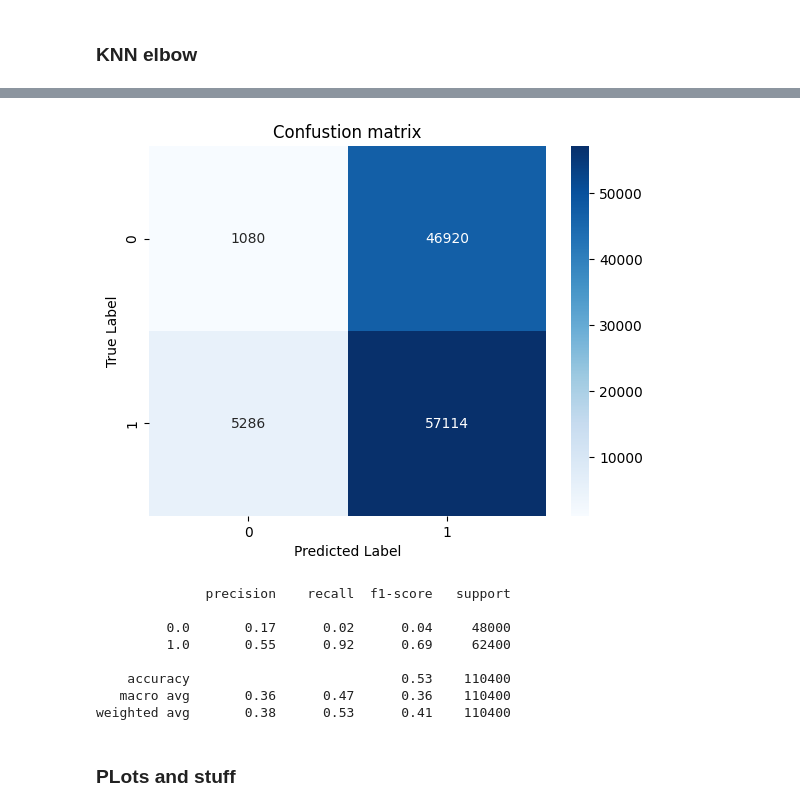
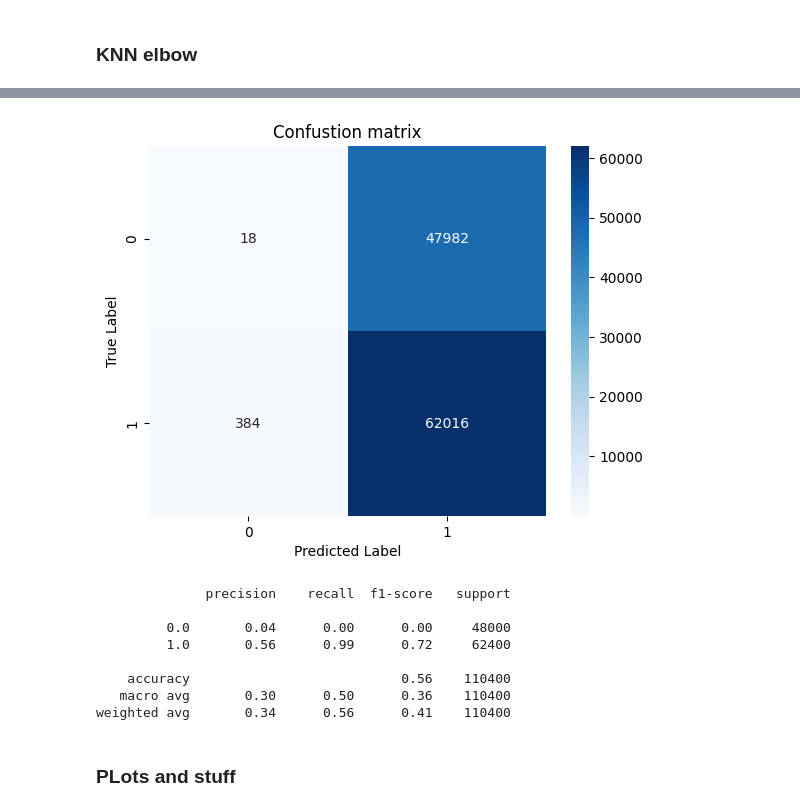
Before and after one commit to flod1n/R7022E-AI-in-processindustry-and-automation, a Jupyter notebook: Lab2_unsupervised/task2.ipynb, the cells around one changed output, grey strips where cells are left out. Saved outputs shown, nothing was run; the diff lists cells and outputs as text; code cells hidden in the pictures.

```diff
--- a/Lab2_unsupervised/task2.ipynb
+++ b/Lab2_unsupervised/task2.ipynb
@@ -210,4 +224,9 @@ for eps in eps_values:
 # %%
-results_df = pd.DataFrame(results)
-results_df.iloc[:,:9]
+results_df = pd.read_json('dbscan_results.json')
+top5 = results_df.sort_values(
+    by=["f1", "recall", "precision"],
+    ascending=False
+).head(10)
+
+top5.iloc[:,:10]
 # %% [output]
@@ -231,26 +244,30 @@ results_df.iloc[:,:9]
 # %%
 from sklearn.metrics import classification_report, confusion_matrix
 
-y_pred = results_df.loc[11, "y_pred"]
+y_pred = results_df.loc[6, "y_pred"]
 cm2 = confusion_matrix(y_test, y_pred)
+labels = results_df.loc[6,"db_labels"]
+
+outliers = labels == -1
+normal = labels != -1
 
 sns.heatmap(cm2, annot=True, fmt='d', cmap='Blues')
 plt.title("Confustion matrix")
 plt.xlabel("Predicted Label")
 plt.ylabel("True Label")
 plt.show()
 
 print(classification_report(y_test, y_pred))
 # %% [output]
-[figure, old version]
+[figure, new version]
               precision    recall  f1-score   support
 
-         0.0       0.17      0.02      0.04     48000
-         1.0       0.55      0.92      0.69     62400
+         0.0       0.04      0.00      0.00     48000
+         1.0       0.56      0.99      0.72     62400
 
-    accuracy                           0.53    110400
-   macro avg       0.36      0.47      0.36    110400
-weighted avg       0.38      0.53      0.41    110400
+    accuracy                           0.56    110400
+   macro avg       0.30      0.50      0.36    110400
+weighted avg       0.34      0.56      0.41    110400
 # %% [markdown]
 ### PLots and stuff
 # %%
```
Also changed, not shown: parts of 9 cells of this notebook.
